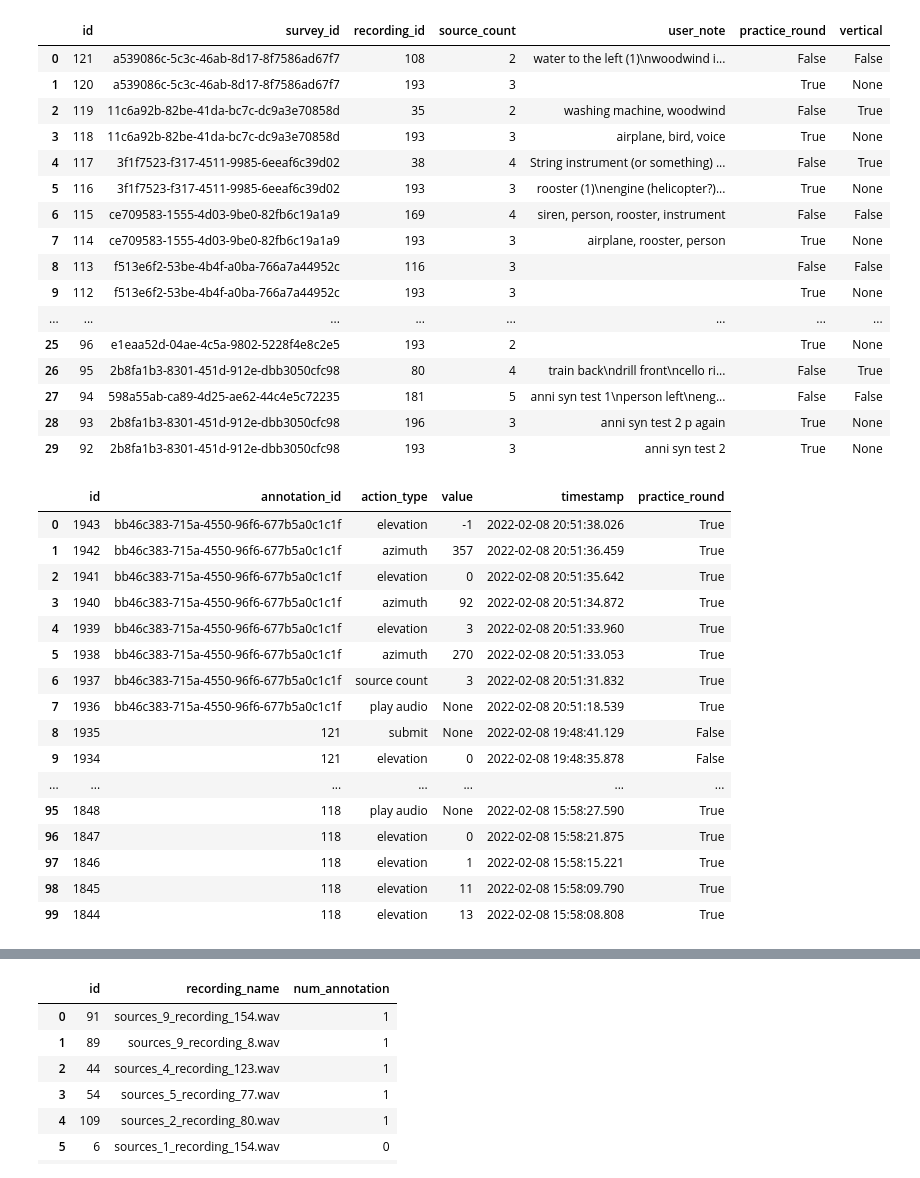
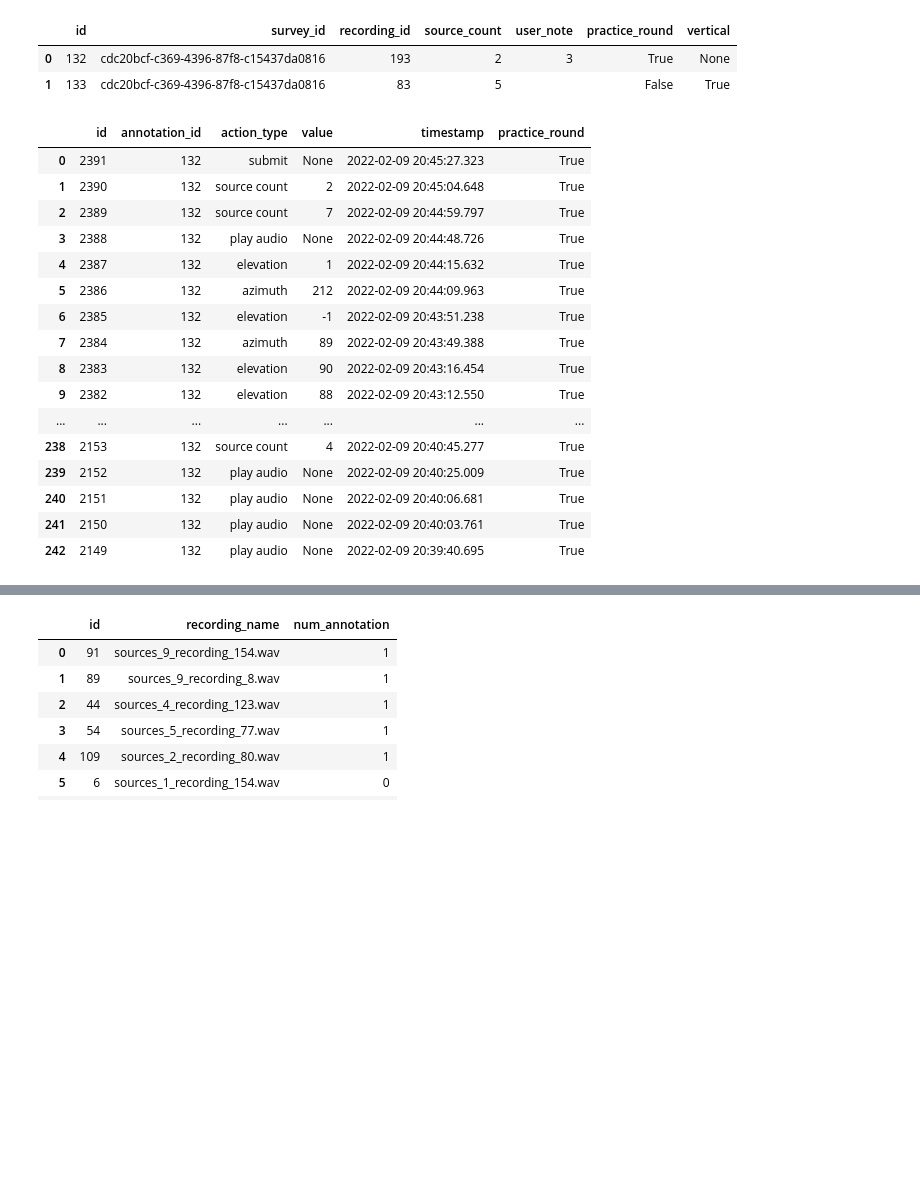
Before and after one commit to ANNIZHENG/Temp-Annotation-Interface, a Jupyter notebook: database/db.ipynb, the cells around one changed output, grey strips where cells are left out. Saved outputs shown, nothing was run; the diff lists cells and outputs as text; code cells hidden in the pictures; blank space fills up the shorter version.

```diff
--- a/database/db.ipynb
+++ b/database/db.ipynb
@@ -7,43 +7,29 @@ pd.options.display.max_rows = 999
 
 eng = create_engine(db_path)
 # %%
-pd.read_sql('''select * from "Annotation" order by id desc''',eng).head(30)
+pd.read_sql('''select * from "Annotation" where survey_id = 'cdc20bcf-c369-4396-87f8-c15437da0816' ''',eng)
 # %% [output]
 |  | id | survey_id | recording_id | source_count | user_note | practice_round | vertical |
-| 0 | 121 | a539086c-5c3c-46ab-8d17-8f7586ad67f7 | 108 | 2 | water to the left (1)\nwoodwind i... | False | False |
-| 1 | 120 | a539086c-5c3c-46ab-8d17-8f7586ad67f7 | 193 | 3 |  | True | None |
-| 2 | 119 | 11c6a92b-82be-41da-bc7c-dc9a3e70858d | 35 | 2 | washing machine, woodwind | False | True |
-| 3 | 118 | 11c6a92b-82be-41da-bc7c-dc9a3e70858d | 193 | 3 | airplane, bird, voice | True | None |
-| 4 | 117 | 3f1f7523-f317-4511-9985-6eeaf6c39d02 | 38 | 4 | String instrument (or something) ... | False | True |
-| 5 | 116 | 3f1f7523-f317-4511-9985-6eeaf6c39d02 | 193 | 3 | rooster (1)\nengine (helicopter?)... | True | None |
-| 6 | 115 | ce709583-1555-4d03-9be0-82fb6c19a1a9 | 169 | 4 | siren, person, rooster, instrument | False | False |
-| 7 | 114 | ce709583-1555-4d03-9be0-82fb6c19a1a9 | 193 | 3 | airplane, rooster, person | True | None |
-| 8 | 113 | f513e6f2-53be-4b4f-a0ba-766a7a44952c | 116 | 3 |  | False | False |
-| 9 | 112 | f513e6f2-53be-4b4f-a0ba-766a7a44952c | 193 | 3 |  | True | None |
-| ... | ... | ... | ... | ... | ... | ... | ... |
-| 25 | 96 | e1eaa52d-04ae-4c5a-9802-5228f4e8c2e5 | 193 | 2 |  | True | None |
-| 26 | 95 | 2b8fa1b3-8301-451d-912e-dbb3050cfc98 | 80 | 4 | train back\ndrill front\ncello ri... | False | True |
-| 27 | 94 | 598a55ab-ca89-4d25-ae62-44c4e5c72235 | 181 | 5 | anni syn test 1\nperson left\neng... | False | False |
-| 28 | 93 | 2b8fa1b3-8301-451d-912e-dbb3050cfc98 | 196 | 3 | anni syn test 2 p again | True | None |
-| 29 | 92 | 2b8fa1b3-8301-451d-912e-dbb3050cfc98 | 193 | 3 | anni syn test 2 | True | None |
+| 0 | 132 | cdc20bcf-c369-4396-87f8-c15437da0816 | 193 | 2 | 3 | True | None |
+| 1 | 133 | cdc20bcf-c369-4396-87f8-c15437da0816 | 83 | 5 |  | False | True |
 # %%
-pd.read_sql('''select * from "Interaction" order by id desc''',eng).head(100)
+pd.read_sql('''select * from "Interaction" where annotation_id = '132' order by id desc ''',eng)
 # %% [output]
 |  | id | annotation_id | action_type | value | timestamp | practice_round |
-| 0 | 1943 | bb46c383-715a-4550-96f6-677b5a0c1c1f | elevation | -1 | 2022-02-08 20:51:38.026 | True |
-| 1 | 1942 | bb46c383-715a-4550-96f6-677b5a0c1c1f | azimuth | 357 | 2022-02-08 20:51:36.459 | True |
-| 2 | 1941 | bb46c383-715a-4550-96f6-677b5a0c1c1f | elevation | 0 | 2022-02-08 20:51:35.642 | True |
-| 3 | 1940 | bb46c383-715a-4550-96f6-677b5a0c1c1f | azimuth | 92 | 2022-02-08 20:51:34.872 | True |
-| 4 | 1939 | bb46c383-715a-4550-96f6-677b5a0c1c1f | elevation | 3 | 2022-02-08 20:51:33.960 | True |
-| 5 | 1938 | bb46c383-715a-4550-96f6-677b5a0c1c1f | azimuth | 270 | 2022-02-08 20:51:33.053 | True |
-| 6 | 1937 | bb46c383-715a-4550-96f6-677b5a0c1c1f | source count | 3 | 2022-02-08 20:51:31.832 | True |
-| 7 | 1936 | bb46c383-715a-4550-96f6-677b5a0c1c1f | play audio | None | 2022-02-08 20:51:18.539 | True |
-| 8 | 1935 | 121 | submit | None | 2022-02-08 19:48:41.129 | False |
-| 9 | 1934 | 121 | elevation | 0 | 2022-02-08 19:48:35.878 | False |
+| 0 | 2391 | 132 | submit | None | 2022-02-09 20:45:27.323 | True |
+| 1 | 2390 | 132 | source count | 2 | 2022-02-09 20:45:04.648 | True |
+| 2 | 2389 | 132 | source count | 7 | 2022-02-09 20:44:59.797 | True |
+| 3 | 2388 | 132 | play audio | None | 2022-02-09 20:44:48.726 | True |
+| 4 | 2387 | 132 | elevation | 1 | 2022-02-09 20:44:15.632 | True |
+| 5 | 2386 | 132 | azimuth | 212 | 2022-02-09 20:44:09.963 | True |
+| 6 | 2385 | 132 | elevation | -1 | 2022-02-09 20:43:51.238 | True |
+| 7 | 2384 | 132 | azimuth | 89 | 2022-02-09 20:43:49.388 | True |
+| 8 | 2383 | 132 | elevation | 90 | 2022-02-09 20:43:16.454 | True |
+| 9 | 2382 | 132 | elevation | 88 | 2022-02-09 20:43:12.550 | True |
 | ... | ... | ... | ... | ... | ... | ... |
-| 95 | 1848 | 118 | play audio | None | 2022-02-08 15:58:27.590 | True |
-| 96 | 1847 | 118 | elevation | 0 | 2022-02-08 15:58:21.875 | True |
-| 97 | 1846 | 118 | elevation | 1 | 2022-02-08 15:58:15.221 | True |
-| 98 | 1845 | 118 | elevation | 11 | 2022-02-08 15:58:09.790 | True |
-| 99 | 1844 | 118 | elevation | 13 | 2022-02-08 15:58:08.808 | True |
+| 238 | 2153 | 132 | source count | 4 | 2022-02-09 20:40:45.277 | True |
+| 239 | 2152 | 132 | play audio | None | 2022-02-09 20:40:25.009 | True |
+| 240 | 2151 | 132 | play audio | None | 2022-02-09 20:40:06.681 | True |
+| 241 | 2150 | 132 | play audio | None | 2022-02-09 20:40:03.761 | True |
+| 242 | 2149 | 132 | play audio | None | 2022-02-09 20:39:40.695 | True |
 # %%
```
Also changed, not shown: parts of 3 cells of this notebook, 16 other files.
